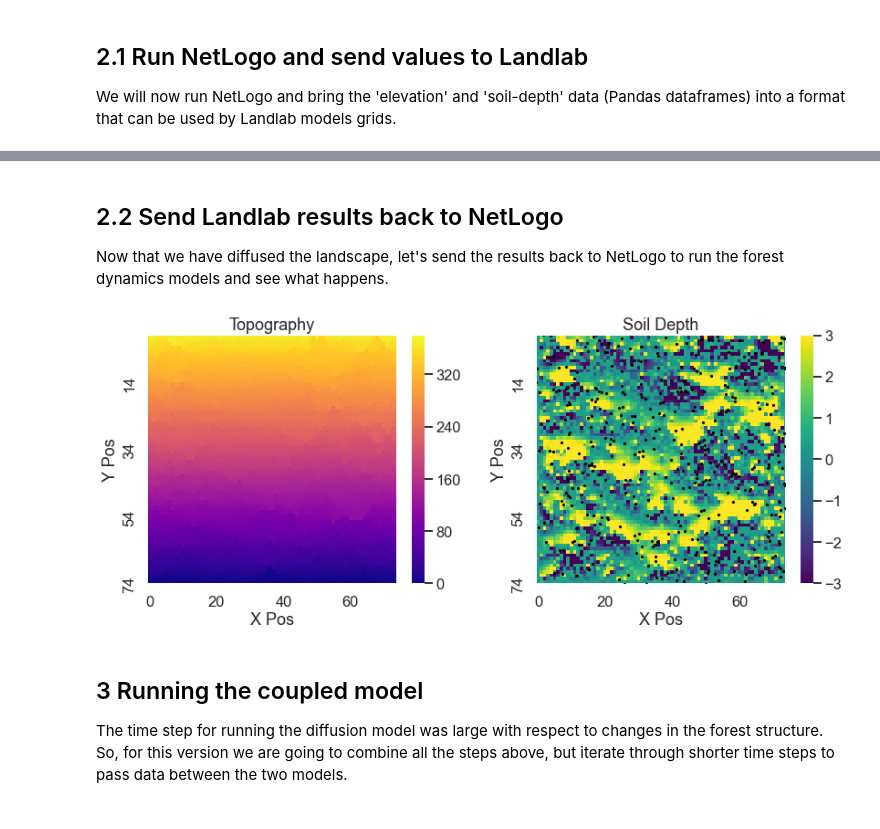
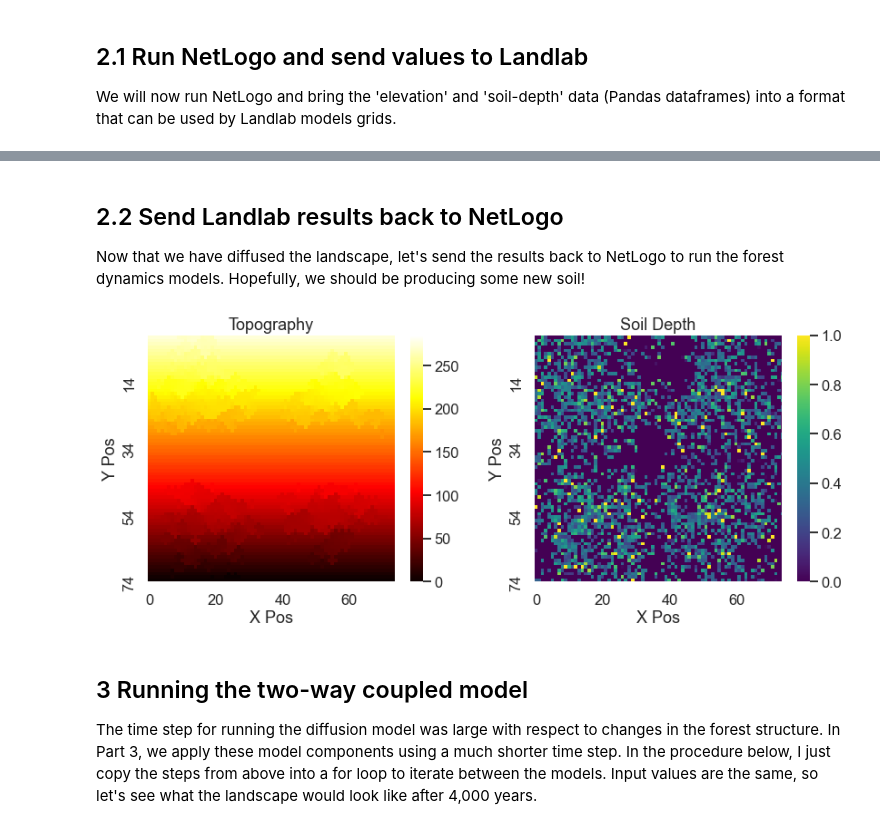
Before and after one commit to gregtucker/abm-landlab-mini-workshop, a Jupyter notebook: trees/root_soil_pro_example.ipynb, the cells around one changed output, grey strips where cells are left out. Saved outputs shown, nothing was run; the diff lists cells and outputs as text; code cells hidden in the pictures.

```diff
--- a/trees/root_soil_pro_example.ipynb
+++ b/trees/root_soil_pro_example.ipynb
@@ -284,5 +321,5 @@ print(np.mean(d[:]))
 # %% [markdown]
 ## 2.2 Send Landlab results back to NetLogo
-Now that we have diffused the landscape, let's send the results back to NetLogo to run the forest dynamics models and see what happens.
+Now that we have diffused the landscape, let's send the results back to NetLogo to run the forest dynamics models. Hopefully, we should be producing some new soil!
 # %%
 # Reformat new elevation data to send back to NetLogo
@@ -300,37 +335,33 @@ netlogo.command(go)
 # %%
 # Let's plot it up to see how things changed
 # Report the current location of trees and soil depths
 xt = netlogo.report('map [s -> [xcor] of s] sort trees')
 yt = netlogo.report('map [s -> [ycor] of s] sort trees')
 topo = netlogo.patch_report('elevation')
 sdepths = netlogo.patch_report('soil-depth')
 
 # Figure
 fig, (ax1, ax2) = plt.subplots(1, 2)
 
 # Plot topography
-patches = sns.heatmap(topo, vmin=0, vmax=380, xticklabels=20, yticklabels=20, ax=ax1, cmap='plasma')
+patches = sns.heatmap(topo, vmin=0, vmax=285, xticklabels=20, yticklabels=20, ax=ax1, cmap='hot')
 ax1.set(xlim=(0, 74), ylim=(0,74), xlabel='X Pos', ylabel='Y Pos', aspect='equal', title='Topography')
 #ax1.invert_yaxis()
 
 # Plot soil depths
-patches = sns.heatmap(sdepths, vmin=-3., vmax=3., xticklabels=20, yticklabels=20, ax=ax2, cmap='viridis')
+patches = sns.heatmap(sdepths, vmin=0., vmax=1., xticklabels=20, yticklabels=20, ax=ax2, cmap='viridis')
 ax2.set(xlim=(0,74), ylim=(0,74), xlabel='X Pos', ylabel='Y Pos', aspect='equal', title='Soil Depth')
-#ax2.invert_yaxis()
-
-# Report the current location of trees
-ax2.scatter(xt, yt, s=3, c='k')
 
 # Size and show plots
 fig.set_size_inches(14,5)
 plt.show()
 
 # Note the topography should not have changed, because this version our NetLogo model is only modifying soil depth
 # %% [output]
-[figure, old version]
+[figure, new version]
 # %% [markdown]
-## 3 Running the coupled model
+## 3 Running the two-way coupled model
 
-The time step for running the diffusion model was large with respect to changes in the forest structure. So, for this version we are going to combine all the steps above, but iterate through shorter time steps to pass data between the two models.
+The time step for running the diffusion model was large with respect to changes in the forest structure. In Part 3, we apply these model components using a much shorter time step. In the procedure below, I just copy the steps from above into a for loop to  iterate between the models. Input values are the same, so let's see what the landscape would look like after 4,000 years.
 # %%
 #Inputs
```
Also changed, not shown: parts of 28 cells of this notebook, 2 other files.
